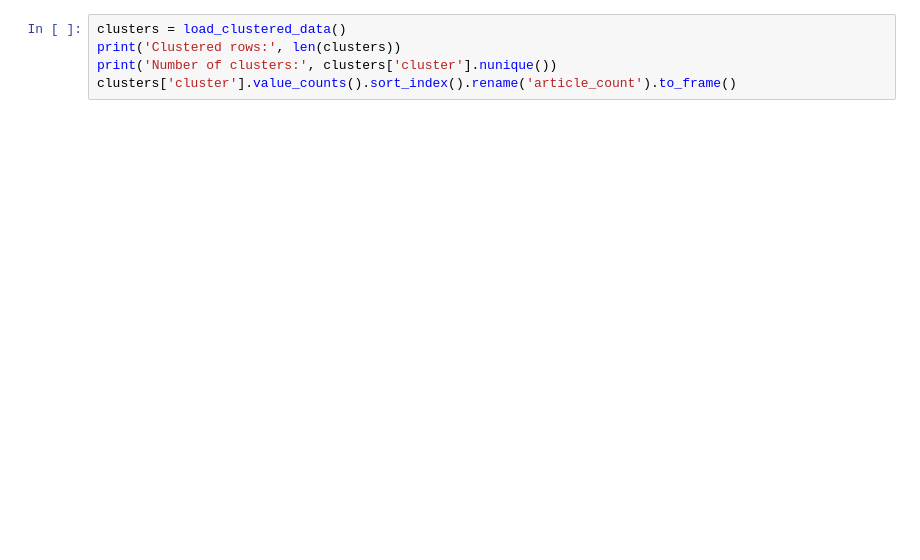
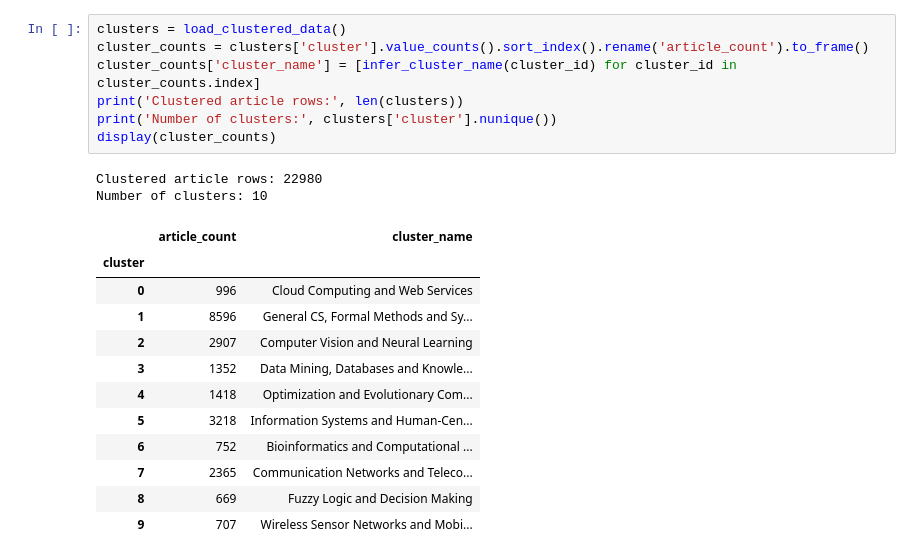
Before and after one commit to walterbishop67/data_mining_hw2, a Jupyter notebook: notebooks/20210808053_Final_Project.ipynb, the cells around one changed output. Drawn from its saved outputs; the diff is of its cells as text; blank space fills up the shorter version.

```diff
--- a/notebooks/20210808053_Final_Project.ipynb
+++ b/notebooks/20210808053_Final_Project.ipynb
@@ -79,6 +174,23 @@ The dashboard uses the saved `step9_clustered_dataset.csv` artifact. Each record
 # %%
 clusters = load_clustered_data()
-print('Clustered rows:', len(clusters))
+cluster_counts = clusters['cluster'].value_counts().sort_index().rename('article_count').to_frame()
+cluster_counts['cluster_name'] = [infer_cluster_name(cluster_id) for cluster_id in cluster_counts.index]
+print('Clustered article rows:', len(clusters))
 print('Number of clusters:', clusters['cluster'].nunique())
-clusters['cluster'].value_counts().sort_index().rename('article_count').to_frame()
+display(cluster_counts)
+# %% [output]
+Clustered article rows: 22980
+Number of clusters: 10
+|  | article_count | cluster_name |
+| cluster |  |  |
+| 0 | 996 | Cloud Computing and Web Services |
+| 1 | 8596 | General CS, Formal Methods and Sy... |
+| 2 | 2907 | Computer Vision and Neural Learning |
+| 3 | 1352 | Data Mining, Databases and Knowle... |
+| 4 | 1418 | Optimization and Evolutionary Com... |
+| 5 | 3218 | Information Systems and Human-Cen... |
+| 6 | 752 | Bioinformatics and Computational ... |
+| 7 | 2365 | Communication Networks and Teleco... |
+| 8 | 669 | Fuzzy Logic and Decision Making |
+| 9 | 707 | Wireless Sensor Networks and Mobi... |
 # %%
```
Also changed, not shown: parts of 22 cells of this notebook.
